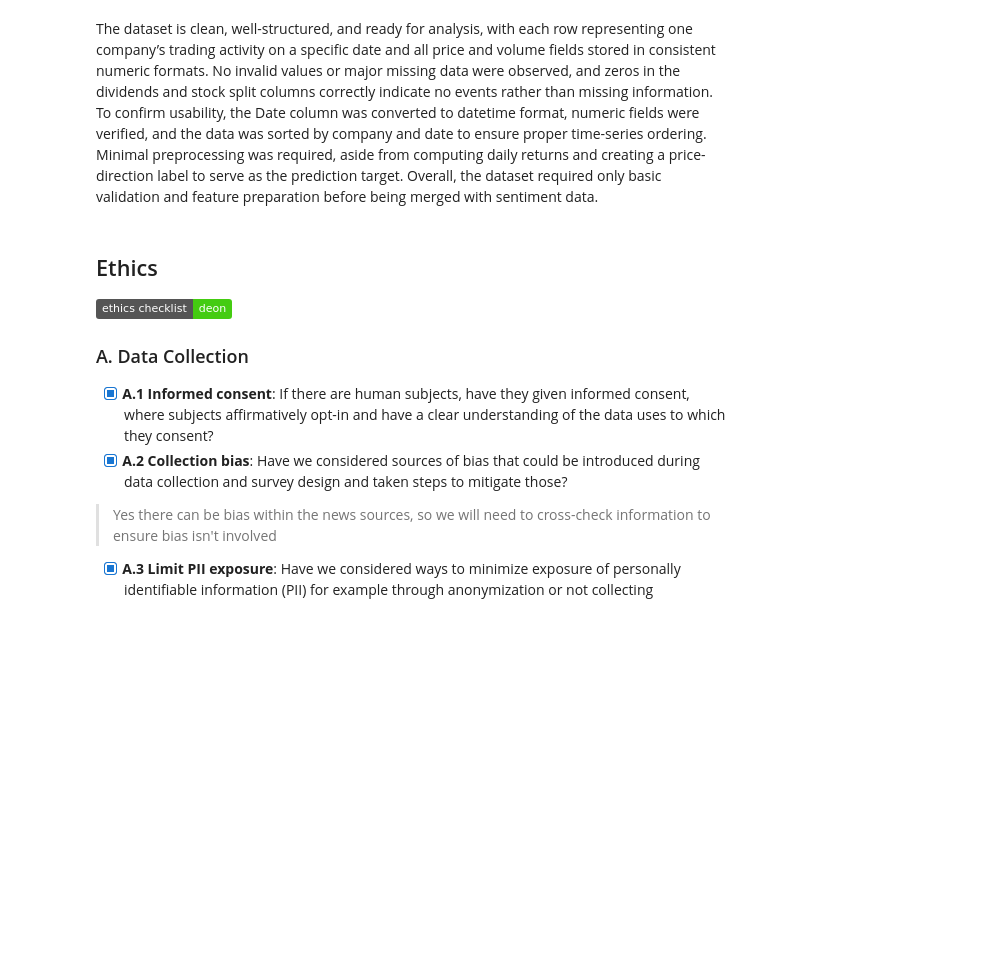
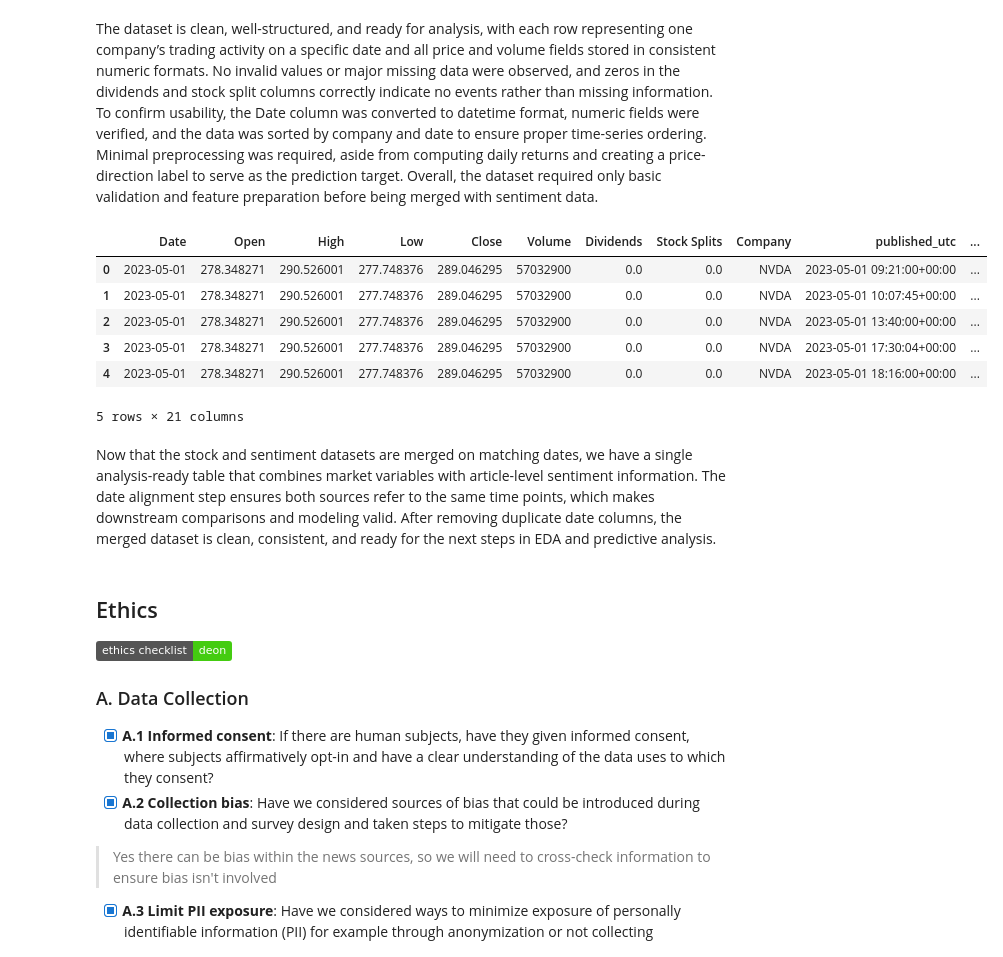
Before and after one commit to COGS108/Group137_WI26, a Jupyter notebook: 01-DataCheckpoint.ipynb, the cells around one changed output. Cells and saved outputs as stored; diff of their text form; code cells hidden in the pictures; badges without logos; blank space fills up the shorter version.

Commit message:
Merged datasets based on date -- fix to DataCheckpoint

```diff
--- a/01-DataCheckpoint.ipynb
+++ b/01-DataCheckpoint.ipynb
@@ -373,0 +365,6 @@ stocks.head()
+# %%
+# Keep only NVDA rows in your stocks dataframe
+stocks = stocks[stocks['Company'] == 'NVDA'].copy()
+
+stocks['Company'].value_counts()
+stocks.head()
@@ -374,5 +378,36 @@ stocks.head()
 # %% [markdown]
 The dataset is clean, well-structured, and ready for analysis, with each row representing one company’s trading activity on a specific date and all price and volume fields stored in consistent numeric formats. No invalid values or major missing data were observed, and zeros in the dividends and stock split columns correctly indicate no events rather than missing information. To confirm usability, the Date column was converted to datetime format, numeric fields were verified, and the data was sorted by company and date to ensure proper time-series ordering. Minimal preprocessing was required, aside from computing daily returns and creating a price-direction label to serve as the prediction target. Overall, the dataset required only basic validation and feature preparation before being merged with sentiment data.
+# %%
+# Merge NVDA stock data with article sentiment data by calendar date (timezone-safe)
+
+stocks_merge = stocks.copy()
+news_merge = df.copy()
+
+# Force both sides to UTC first, then drop time to date
+stocks_merge["Date"] = pd.to_datetime(stocks_merge["Date"], utc=True, errors="coerce").dt.date
+news_merge["date"] = pd.to_datetime(news_merge["published_utc"], utc=True, errors="coerce").dt.date
+
+merged_df = pd.merge(
+    stocks_merge,
+    news_merge,
+    left_on="Date",
+    right_on="date",
+    how="inner"
+)
+
+merged_df = merged_df.drop(columns=["date"])  # keep "Date"
+
+merged_df.head()
+# %% [output]
+|  | Date | Open | High | Low | Close | Volume | Dividends | Stock Splits | Company | published_utc | ... |
+| 0 | 2023-05-01 | 278.348271 | 290.526001 | 277.748376 | 289.046295 | 57032900 | 0.0 | 0.0 | NVDA | 2023-05-01 09:21:00+00:00 | ... |
+| 1 | 2023-05-01 | 278.348271 | 290.526001 | 277.748376 | 289.046295 | 57032900 | 0.0 | 0.0 | NVDA | 2023-05-01 10:07:45+00:00 | ... |
+| 2 | 2023-05-01 | 278.348271 | 290.526001 | 277.748376 | 289.046295 | 57032900 | 0.0 | 0.0 | NVDA | 2023-05-01 13:40:00+00:00 | ... |
+| 3 | 2023-05-01 | 278.348271 | 290.526001 | 277.748376 | 289.046295 | 57032900 | 0.0 | 0.0 | NVDA | 2023-05-01 17:30:04+00:00 | ... |
+| 4 | 2023-05-01 | 278.348271 | 290.526001 | 277.748376 | 289.046295 | 57032900 | 0.0 | 0.0 | NVDA | 2023-05-01 18:16:00+00:00 | ... |
+5 rows × 21 columns
+# %% [markdown]
+Now that the stock and sentiment datasets are merged on matching dates, we have a single analysis-ready table that combines market variables with article-level sentiment information. The date alignment step ensures both sources refer to the same time points, which makes downstream comparisons and modeling valid. After removing duplicate date columns, the merged dataset is clean, consistent, and ready for the next steps in EDA and predictive analysis.
 # %% [markdown]
 ## Ethics
 [![Deon badge](https://img.shields.io/badge/ethics%20checklist-deon-brightgreen.svg?style=popout-square)](http://deon.drivendata.org/)
```
Also changed, not shown: parts of 3 cells of this notebook.
